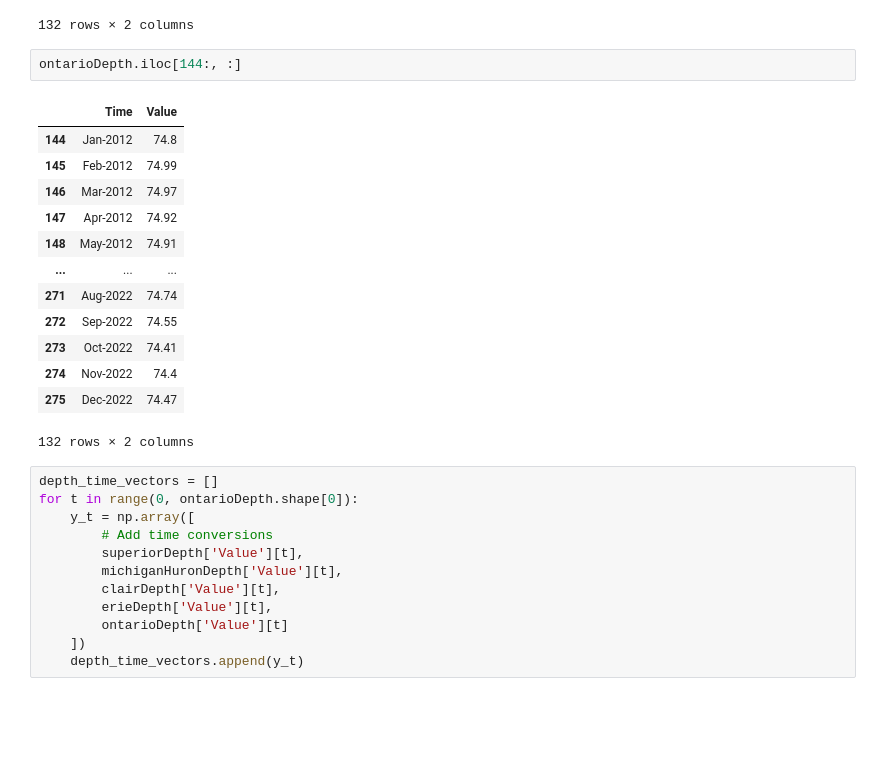
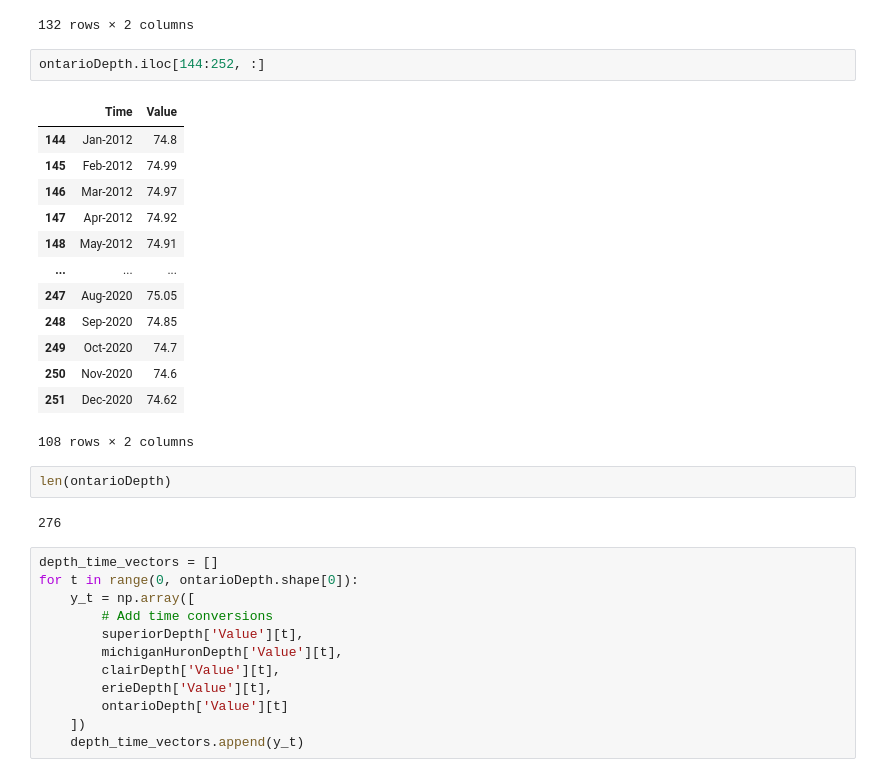
Before and after one commit to healeyq3/MCM2024, a Jupyter notebook: Data-Processing/lake_data_v1.ipynb, the cells around one changed output. Drawn from its saved outputs; the diff is of its cells as text; blank space fills up the shorter version.

```diff
--- a/Data-Processing/lake_data_v1.ipynb
+++ b/Data-Processing/lake_data_v1.ipynb
@@ -456,21 +456,25 @@ erieDepth.iloc[144:, :]
 | 275 | Dec-2022 | 174.2 |
 132 rows × 2 columns
 # %%
-ontarioDepth.iloc[144:, :]
+ontarioDepth.iloc[144:252, :]
 # %% [output]
 |  | Time | Value |
 | 144 | Jan-2012 | 74.8 |
 | 145 | Feb-2012 | 74.99 |
 | 146 | Mar-2012 | 74.97 |
 | 147 | Apr-2012 | 74.92 |
 | 148 | May-2012 | 74.91 |
 | ... | ... | ... |
-| 271 | Aug-2022 | 74.74 |
-| 272 | Sep-2022 | 74.55 |
-| 273 | Oct-2022 | 74.41 |
-| 274 | Nov-2022 | 74.4 |
-| 275 | Dec-2022 | 74.47 |
+| 247 | Aug-2020 | 75.05 |
+| 248 | Sep-2020 | 74.85 |
+| 249 | Oct-2020 | 74.7 |
+| 250 | Nov-2020 | 74.6 |
+| 251 | Dec-2020 | 74.62 |
-132 rows × 2 columns
+108 rows × 2 columns
+# %%
+len(ontarioDepth)
+# %% [output]
+276
 # %%
 depth_time_vectors = []
 for t in range(0, ontarioDepth.shape[0]):
```
Also changed, not shown: parts of 1 cell of this notebook, 6 other files.
